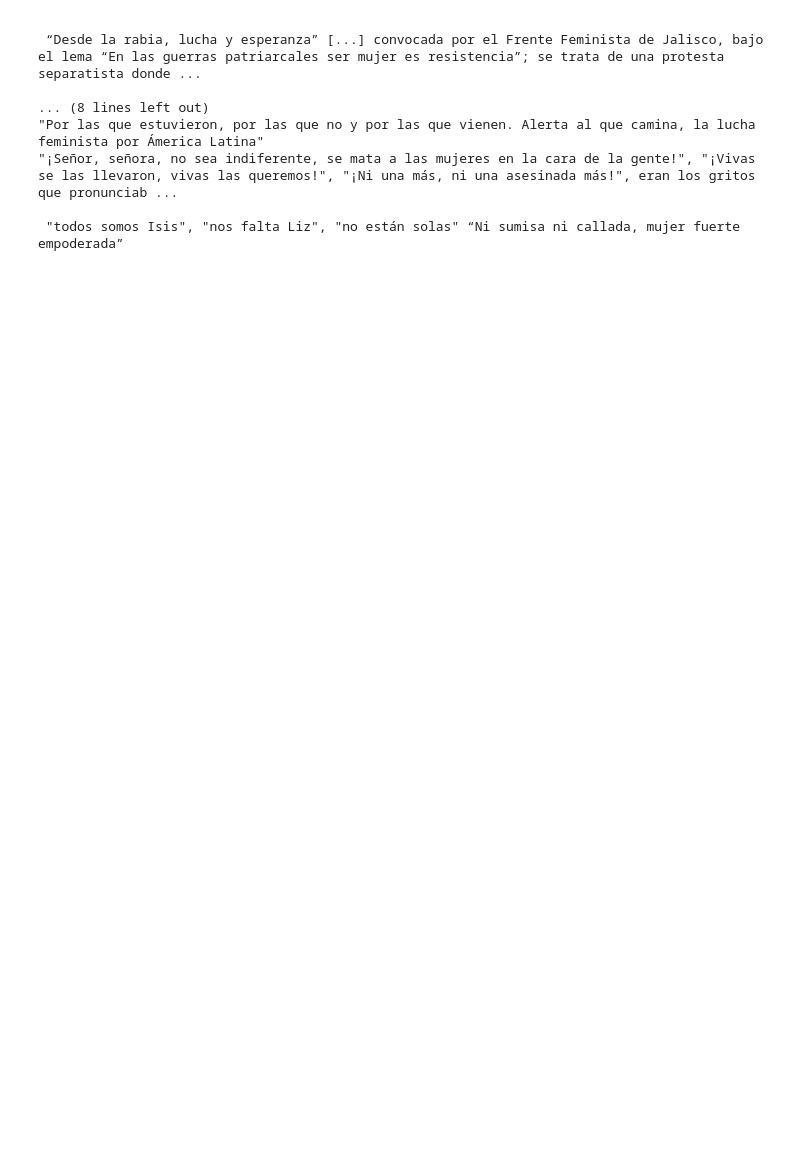
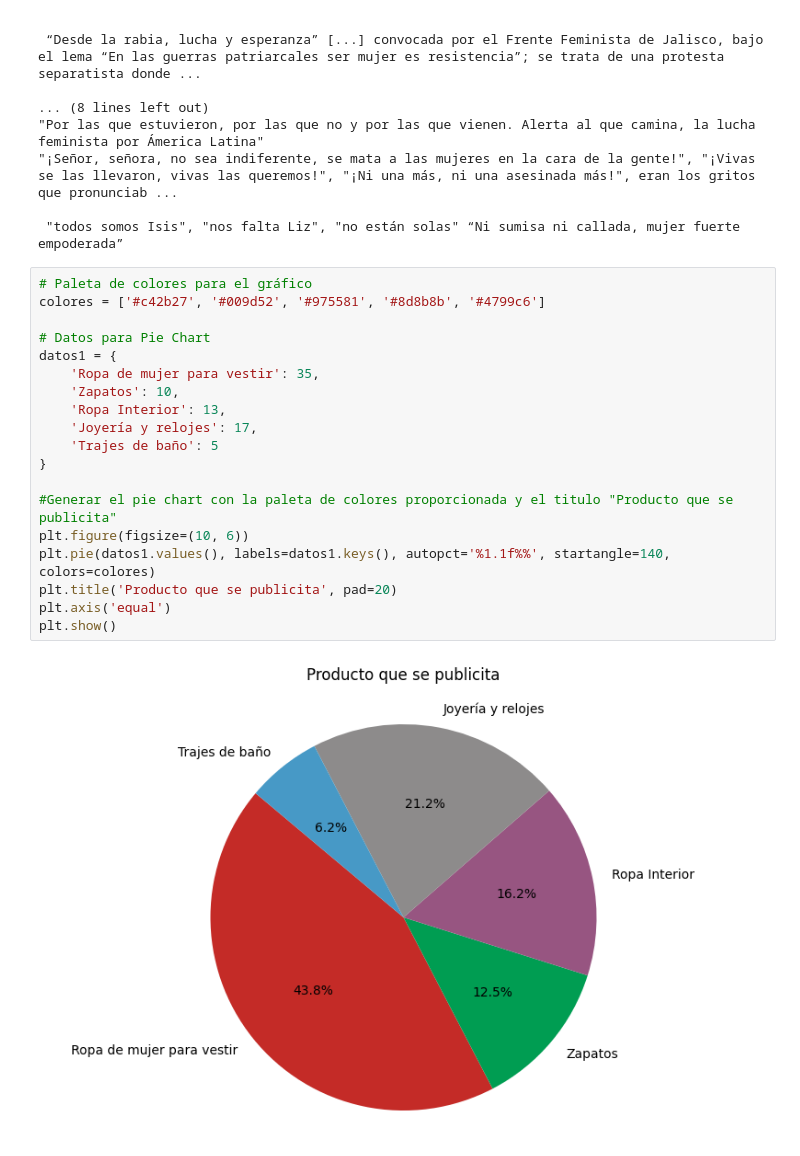
Before and after one commit to andresblnc/ETIUS_REPO, a Jupyter notebook: csv_analisis.ipynb, the cells around one changed output. Cells and saved outputs as stored; diff of their text form; blank space fills up the shorter version.

Commit message:
Updates and new graphs

```diff
--- a/csv_analisis.ipynb
+++ b/csv_analisis.ipynb
@@ -258,3 +258,24 @@ Para finalizar, gritaron al unísono: “¡Nunca más una lucha, ¡sin todas y t
 "¡Señor, señora, no sea indiferente, se mata a las mujeres en la cara de la gente!", "¡Vivas se las llevaron, vivas las queremos!", "¡Ni una más, ni una asesinada más!", eran los gritos que pronunciab ...
 
  "todos somos Isis", "nos falta Liz", "no están solas" “Ni sumisa ni callada, mujer fuerte empoderada”
+# %%
+# Paleta de colores para el gráfico
+colores = ['#c42b27', '#009d52', '#975581', '#8d8b8b', '#4799c6']
+
+# Datos para Pie Chart
+datos1 = {
+    'Ropa de mujer para vestir': 35,
+    'Zapatos': 10,
+    'Ropa Interior': 13,
+    'Joyería y relojes': 17,
+    'Trajes de baño': 5
+}
+
+#Generar el pie chart con la paleta de colores proporcionada y el titulo "Producto que se publicita"
+plt.figure(figsize=(10, 6))
+plt.pie(datos1.values(), labels=datos1.keys(), autopct='%1.1f%%', startangle=140, colors=colores)
+plt.title('Producto que se publicita', pad=20)
+plt.axis('equal')
+plt.show()
+# %% [output]
+[figure, added]
```
Also changed, not shown: parts of 2 cells of this notebook.
